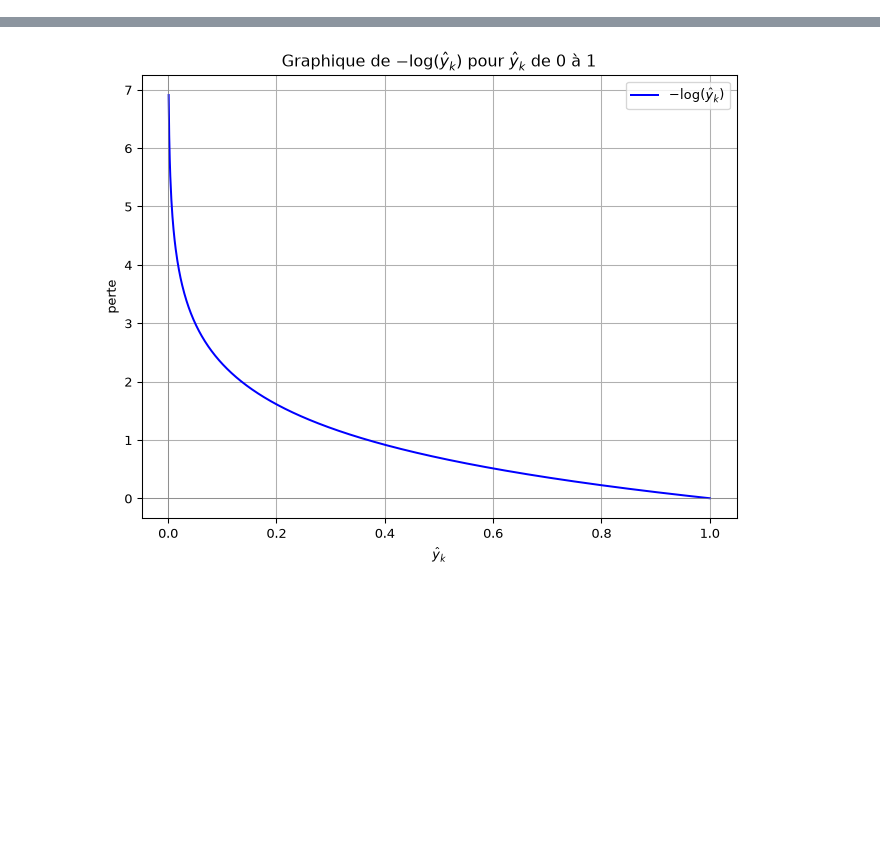
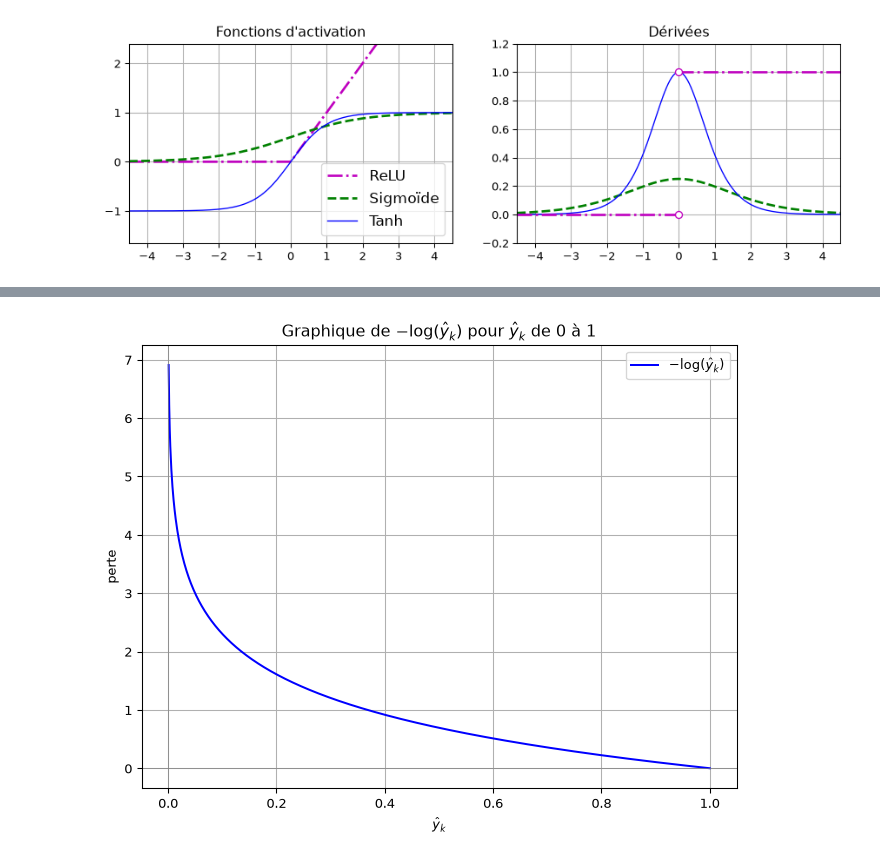
Before and after one commit to turcotte/csi-4506, a Jupyter notebook: lectures/14/slides.ipynb, the cells around one changed output, grey strips where cells are left out. Saved outputs shown, nothing was run; the diff lists cells and outputs as text; code cells hidden in the pictures; blank space fills up the shorter version.

```diff
--- a/lectures/14/slides.ipynb
+++ b/lectures/14/slides.ipynb
@@ -288,0 +79,42 @@ lorsque la prédiction s’éloigne de la valeur attendue, la perte augmente
+# %%
+# Attribution : https://github.com/ageron/handson-ml3/blob/main/10_neural_nets_with_keras.ipynb
+
+import numpy as np
+import matplotlib.pyplot as plt
+
+from scipy.special import expit as sigmoid
+
+def relu(z):
+    return np.maximum(0, z)
+
+def derivative(f, z, eps=0.000001):
+    return (f(z + eps) - f(z - eps))/(2 * eps)
+
+max_z = 4.5
+z = np.linspace(-max_z, max_z, 200)
+
+plt.figure(figsize=(11, 3.1))
+
+plt.subplot(121)
+plt.plot(z, relu(z), "m-.", linewidth=2, label="ReLU")
+plt.plot(z, sigmoid(z), "g--", linewidth=2, label="Sigmoïde")
+plt.plot(z, np.tanh(z), "b-", linewidth=1, label="Tanh")
+plt.grid(True)
+plt.title("Fonctions d'activation")
+plt.axis([-max_z, max_z, -1.65, 2.4])
+plt.gca().set_yticks([-1, 0, 1, 2])
+plt.legend(loc="lower right", fontsize=13)
+
+plt.subplot(122)
+plt.plot(z, derivative(sigmoid, z), "g--", linewidth=2, label="Sigmoïde")
+plt.plot(z, derivative(np.tanh, z), "b-", linewidth=1, label="Tanh")
+plt.plot([-max_z, 0], [0, 0], "m-.", linewidth=2)
+plt.plot([0, max_z], [1, 1], "m-.", linewidth=2)
+plt.plot([0, 0], [0, 1], "mo", markersize=6, markerfacecolor="white")
+plt.grid(True)
+plt.title("Dérivées")
+plt.axis([-max_z, max_z, -0.2, 1.2])
+
+plt.show()
+# %% [output]
+[figure, added]
```
Also changed, not shown: parts of 10 cells of this notebook, 41 other files.
